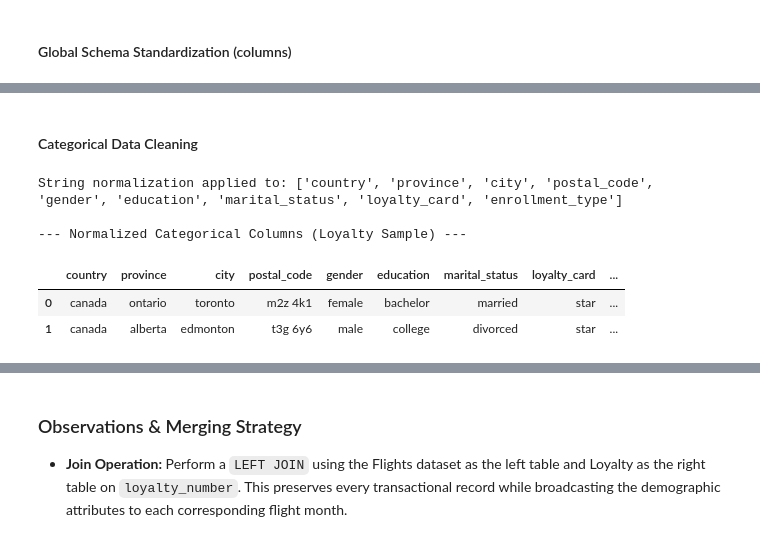
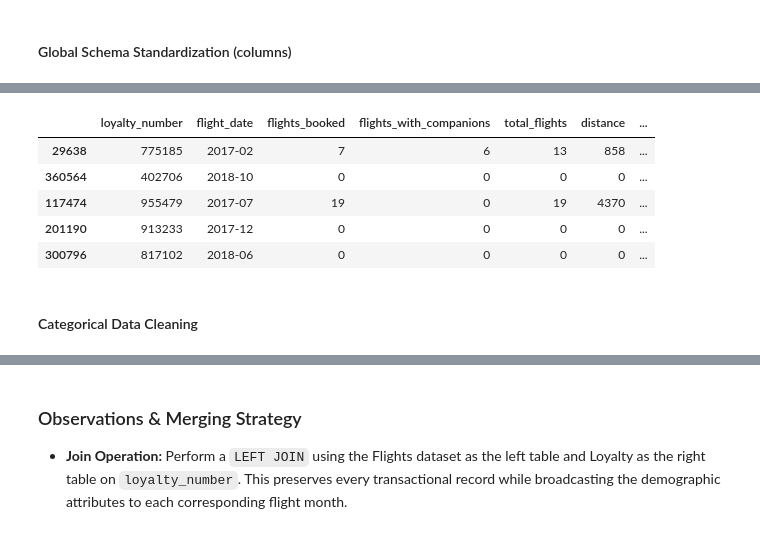
Before and after one commit to Adalab/bda-modulo-3-evaluacion-final-nataliapozoaraque-hash, a Jupyter notebook: flight_loyalty.analysis.ipynb, the cells around one changed output, grey strips where cells are left out. Cells and saved outputs as stored; diff of their text form; code cells hidden in the pictures.

```diff
--- a/flight_loyalty.analysis.ipynb
+++ b/flight_loyalty.analysis.ipynb
@@ -164,2 +197,11 @@ Headers standardized: 16 columns processed.
+# %%
+df_flights.sample(5)
+# %% [output]
+|  | loyalty_number | flight_date | flights_booked | flights_with_companions | total_flights | distance | ... |
+| 29638 | 775185 | 2017-02 | 7 | 6 | 13 | 858 | ... |
+| 360564 | 402706 | 2018-10 | 0 | 0 | 0 | 0 | ... |
+| 117474 | 955479 | 2017-07 | 19 | 0 | 19 | 4370 | ... |
+| 201190 | 913233 | 2017-12 | 0 | 0 | 0 | 0 | ... |
+| 300796 | 817102 | 2018-06 | 0 | 0 | 0 | 0 | ... |
 # %% [markdown]
 #### Categorical Data Cleaning
@@ -183,15 +207,0 @@ def normalize_strings(df, columns): # Normalizes categorical values: lowercase a
-# %%
-string_cols_loyalty = get_categorical_columns(df_loyalty)
-
-df_loyalty = normalize_strings(df_loyalty, string_cols_loyalty) # Apply string normalization.
-
-print("\n--- Normalized Categorical Columns (Loyalty Sample) ---")
-display(df_loyalty[string_cols_loyalty].head(2))
-# Note: Currently applied only to the Loyalty dataset as Flights contains no object columns.
-# %% [output]
-String normalization applied to: ['country', 'province', 'city', 'postal_code', 'gender', 'education', 'marital_status', 'loyalty_card', 'enrollment_type']
-
---- Normalized Categorical Columns (Loyalty Sample) ---
-|  | country | province | city | postal_code | gender | education | marital_status | loyalty_card | ... |
-| 0 | canada | ontario | toronto | m2z 4k1 | female | bachelor | married | star | ... |
-| 1 | canada | alberta | edmonton | t3g 6y6 | male | college | divorced | star | ... |
```
Also changed, not shown: parts of 23 cells of this notebook.
